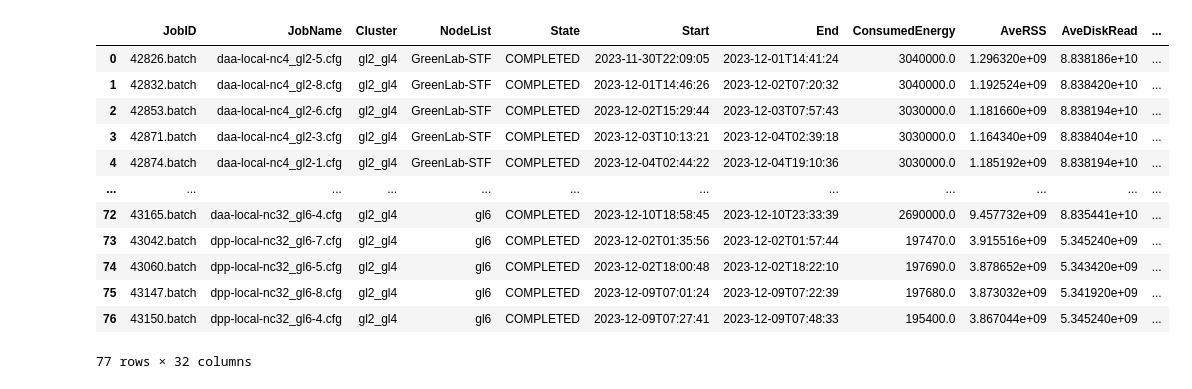
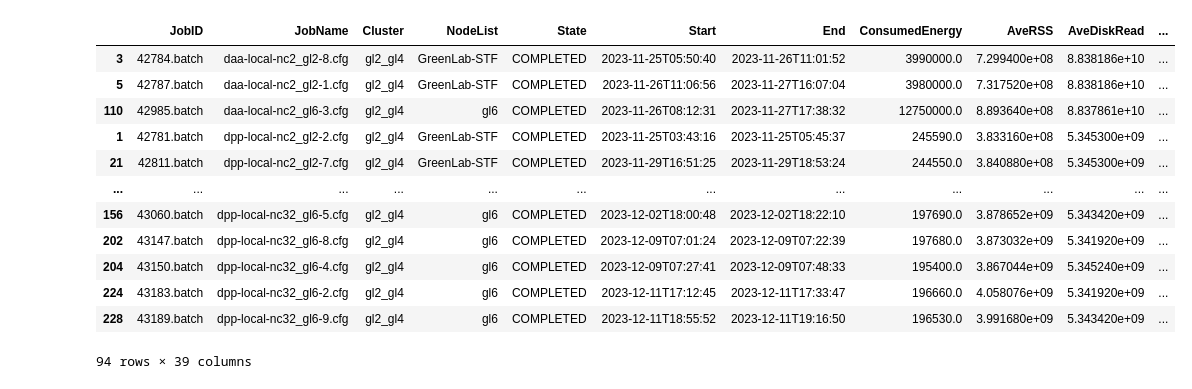
Before and after one commit to dmitrijs-voronovs/haddock-energy-consumption-optimization, a Jupyter notebook: data-analysis/parsing.ipynb, the cells around one changed output. Cells and saved outputs as stored; diff of their text form; code cells hidden in the pictures.

```diff
--- a/data-analysis/parsing.ipynb
+++ b/data-analysis/parsing.ipynb
@@ -88,0 +48,25 @@ See the caveats in the documentation: https://pandas.pydata.org/pandas-docs/stab
+# %%
+def filter_out_completed_jobs(dat):
+    dat = dat[dat.State == 'COMPLETED']
+    dat.JobName = dat.JobName.replace('batch', method='ffill')
+    return dat.dropna(subset=['ConsumedEnergy'])
+
+
+def extract_params_from_local_file_name(dat):
+    dat[['Workflow', 'mode', 'ncores', 'node', 'trial']] = dat.JobName.str.extract(
+        r'(\w+)-(\w+)-nc(\d+)_(gl\d+)-(\d+).cfg')
+    dat.ncores = dat.ncores.astype(int)
+    dat.trial = dat.trial.astype(int)
+    return dat
+
+
+def append_job_data_columns(dat):
+    for column in ['ConsumedEnergy', 'AveRSS', 'AveDiskRead', 'AveDiskWrite', 'AveVMSize']:
+        dat[column] = dat[column].apply(convert_to_numeric)
+        dat[f"{column}K"] = dat[column] / 1000
+        dat[f"{column}M"] = dat[column] / 1_000_000
+        dat[f"{column}G"] = dat[column] / 1_000_000_000
+    dat['ElapsedSeconds'] = dat.Elapsed.apply(convert_elapsed_time)
+    dat['ElapsedMinutes'] = dat.ElapsedSeconds / 60
+    dat['ElapsedHours'] = dat.ElapsedMinutes / 60
+    return dat
@@ -112,20 +160,21 @@ mask
-# %%
-mask.drop(['count', 'count_threshold'], axis=1, inplace=True)
-data = data.merge(mask, on=['Workflow', 'mode', 'ncores', 'node'], how='inner')
-data
-# %% [output]
-|  | JobID | JobName | Cluster | NodeList | State | Start | End | ConsumedEnergy | AveRSS | AveDiskRead | ... |
-| 0 | 42826.batch | daa-local-nc4_gl2-5.cfg | gl2_gl4 | GreenLab-STF | COMPLETED | 2023-11-30T22:09:05 | 2023-12-01T14:41:24 | 3040000.0 | 1.296320e+09 | 8.838186e+10 | ... |
-| 1 | 42832.batch | daa-local-nc4_gl2-8.cfg | gl2_gl4 | GreenLab-STF | COMPLETED | 2023-12-01T14:46:26 | 2023-12-02T07:20:32 | 3040000.0 | 1.192524e+09 | 8.838420e+10 | ... |
-| 2 | 42853.batch | daa-local-nc4_gl2-6.cfg | gl2_gl4 | GreenLab-STF | COMPLETED | 2023-12-02T15:29:44 | 2023-12-03T07:57:43 | 3030000.0 | 1.181660e+09 | 8.838194e+10 | ... |
-| 3 | 42871.batch | daa-local-nc4_gl2-3.cfg | gl2_gl4 | GreenLab-STF | COMPLETED | 2023-12-03T10:13:21 | 2023-12-04T02:39:18 | 3030000.0 | 1.164340e+09 | 8.838404e+10 | ... |
-| 4 | 42874.batch | daa-local-nc4_gl2-1.cfg | gl2_gl4 | GreenLab-STF | COMPLETED | 2023-12-04T02:44:22 | 2023-12-04T19:10:36 | 3030000.0 | 1.185192e+09 | 8.838194e+10 | ... |
-| ... | ... | ... | ... | ... | ... | ... | ... | ... | ... | ... | ... |
-| 72 | 43165.batch | daa-local-nc32_gl6-4.cfg | gl2_gl4 | gl6 | COMPLETED | 2023-12-10T18:58:45 | 2023-12-10T23:33:39 | 2690000.0 | 9.457732e+09 | 8.835441e+10 | ... |
-| 73 | 43042.batch | dpp-local-nc32_gl6-7.cfg | gl2_gl4 | gl6 | COMPLETED | 2023-12-02T01:35:56 | 2023-12-02T01:57:44 | 197470.0 | 3.915516e+09 | 5.345240e+09 | ... |
-| 74 | 43060.batch | dpp-local-nc32_gl6-5.cfg | gl2_gl4 | gl6 | COMPLETED | 2023-12-02T18:00:48 | 2023-12-02T18:22:10 | 197690.0 | 3.878652e+09 | 5.343420e+09 | ... |
-| 75 | 43147.batch | dpp-local-nc32_gl6-8.cfg | gl2_gl4 | gl6 | COMPLETED | 2023-12-09T07:01:24 | 2023-12-09T07:22:39 | 197680.0 | 3.873032e+09 | 5.341920e+09 | ... |
-| 76 | 43150.batch | dpp-local-nc32_gl6-4.cfg | gl2_gl4 | gl6 | COMPLETED | 2023-12-09T07:27:41 | 2023-12-09T07:48:33 | 195400.0 | 3.867044e+09 | 5.345240e+09 | ... |
-77 rows × 32 columns
+# %%
+data_completed['n_trials_completed'] = data_completed.sort_values(
+    by=['Workflow', "node", "ncores"]).groupby(['Workflow', 'mode', 'ncores', 'node']).Workflow.transform('count')
+data_completed['n_trials_threshold'] = data_completed['n_trials_completed'] >= 2
+data_completed
+# %% [output]
+|  | JobID | JobName | Cluster | NodeList | State | Start | End | ConsumedEnergy | AveRSS | AveDiskRead | ... |
+| 3 | 42784.batch | daa-local-nc2_gl2-8.cfg | gl2_gl4 | GreenLab-STF | COMPLETED | 2023-11-25T05:50:40 | 2023-11-26T11:01:52 | 3990000.0 | 7.299400e+08 | 8.838186e+10 | ... |
+| 5 | 42787.batch | daa-local-nc2_gl2-1.cfg | gl2_gl4 | GreenLab-STF | COMPLETED | 2023-11-26T11:06:56 | 2023-11-27T16:07:04 | 3980000.0 | 7.317520e+08 | 8.838186e+10 | ... |
+| 110 | 42985.batch | daa-local-nc2_gl6-3.cfg | gl2_gl4 | gl6 | COMPLETED | 2023-11-26T08:12:31 | 2023-11-27T17:38:32 | 12750000.0 | 8.893640e+08 | 8.837861e+10 | ... |
+| 1 | 42781.batch | dpp-local-nc2_gl2-2.cfg | gl2_gl4 | GreenLab-STF | COMPLETED | 2023-11-25T03:43:16 | 2023-11-25T05:45:37 | 245590.0 | 3.833160e+08 | 5.345300e+09 | ... |
+| 21 | 42811.batch | dpp-local-nc2_gl2-7.cfg | gl2_gl4 | GreenLab-STF | COMPLETED | 2023-11-29T16:51:25 | 2023-11-29T18:53:24 | 244550.0 | 3.840880e+08 | 5.345300e+09 | ... |
+| ... | ... | ... | ... | ... | ... | ... | ... | ... | ... | ... | ... |
+| 156 | 43060.batch | dpp-local-nc32_gl6-5.cfg | gl2_gl4 | gl6 | COMPLETED | 2023-12-02T18:00:48 | 2023-12-02T18:22:10 | 197690.0 | 3.878652e+09 | 5.343420e+09 | ... |
+| 202 | 43147.batch | dpp-local-nc32_gl6-8.cfg | gl2_gl4 | gl6 | COMPLETED | 2023-12-09T07:01:24 | 2023-12-09T07:22:39 | 197680.0 | 3.873032e+09 | 5.341920e+09 | ... |
+| 204 | 43150.batch | dpp-local-nc32_gl6-4.cfg | gl2_gl4 | gl6 | COMPLETED | 2023-12-09T07:27:41 | 2023-12-09T07:48:33 | 195400.0 | 3.867044e+09 | 5.345240e+09 | ... |
+| 224 | 43183.batch | dpp-local-nc32_gl6-2.cfg | gl2_gl4 | gl6 | COMPLETED | 2023-12-11T17:12:45 | 2023-12-11T17:33:47 | 196660.0 | 4.058076e+09 | 5.341920e+09 | ... |
+| 228 | 43189.batch | dpp-local-nc32_gl6-9.cfg | gl2_gl4 | gl6 | COMPLETED | 2023-12-11T18:55:52 | 2023-12-11T19:16:50 | 196530.0 | 3.991680e+09 | 5.343420e+09 | ... |
+94 rows × 39 columns
 # %%
 import matplotlib.pyplot as plt
```
Also changed, not shown: parts of 12 cells of this notebook, 9 other files.
